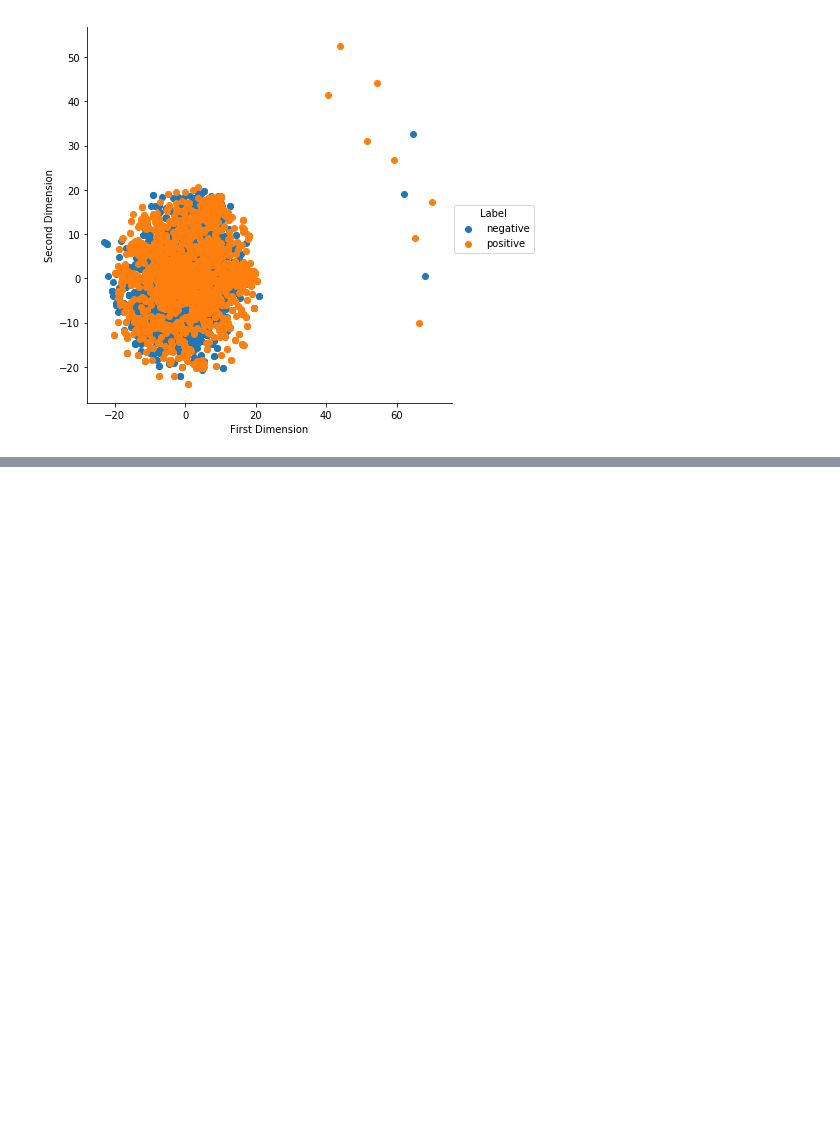
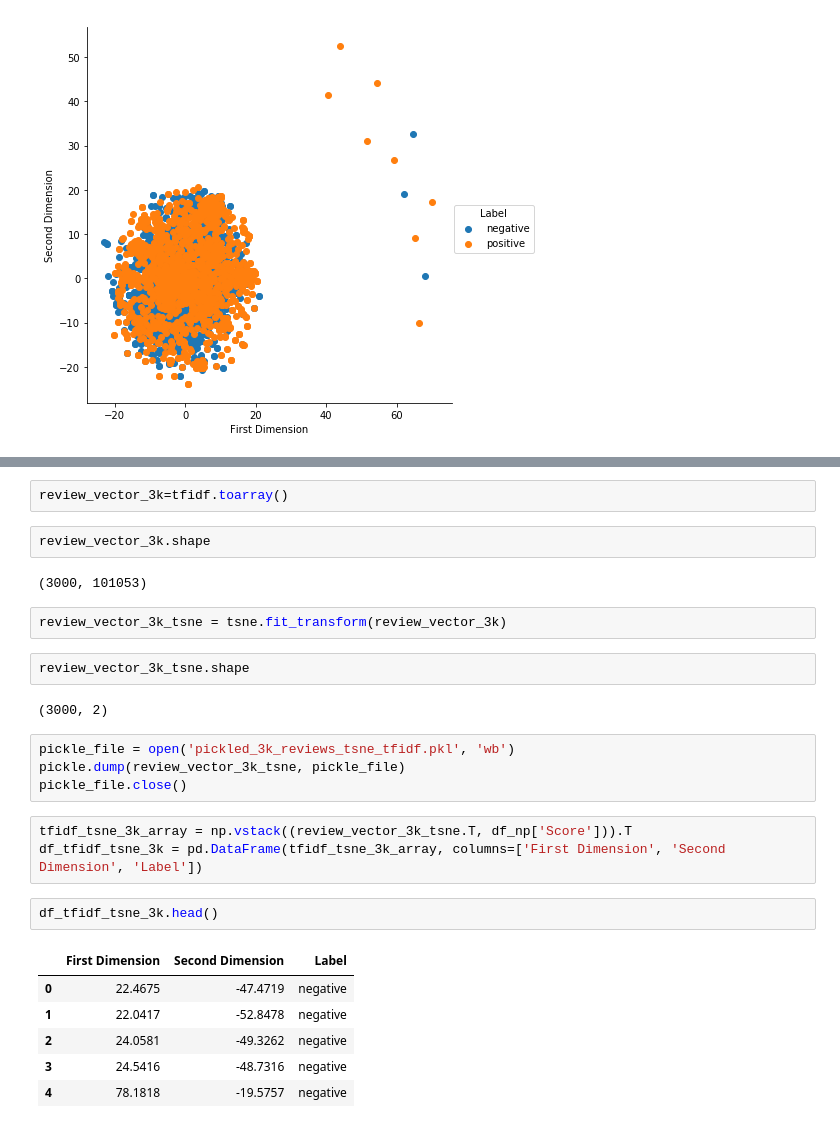
Before and after one commit to tanmay-kulkarni/dimensionality_reduction, a Jupyter notebook: t-SNE on Amazon reviews.ipynb, the cells around one changed output, grey strips where cells are left out. Saved outputs shown, nothing was run; the diff lists cells and outputs as text; blank space fills up the shorter version.

```diff
--- a/t-SNE on Amazon reviews.ipynb
+++ b/t-SNE on Amazon reviews.ipynb
@@ -352,0 +483,28 @@ plt.show()
+# %%
+review_vector_3k=tfidf.toarray()
+# %%
+review_vector_3k.shape
+# %% [output]
+(3000, 101053)
+# %%
+review_vector_3k_tsne = tsne.fit_transform(review_vector_3k)
+# %%
+review_vector_3k_tsne.shape
+# %% [output]
+(3000, 2)
+# %%
+pickle_file = open('pickled_3k_reviews_tsne_tfidf.pkl', 'wb')
+pickle.dump(review_vector_3k_tsne, pickle_file)
+pickle_file.close()
+# %%
+tfidf_tsne_3k_array = np.vstack((review_vector_3k_tsne.T, df_np['Score'])).T
+df_tfidf_tsne_3k = pd.DataFrame(tfidf_tsne_3k_array, columns=['First Dimension', 'Second Dimension', 'Label'])
+# %%
+df_tfidf_tsne_3k.head()
+# %% [output]
+|  | First Dimension | Second Dimension | Label |
+| 0 | 22.4675 | -47.4719 | negative |
+| 1 | 22.0417 | -52.8478 | negative |
+| 2 | 24.0581 | -49.3262 | negative |
+| 3 | 24.5416 | -48.7316 | negative |
+| 4 | 78.1818 | -19.5757 | negative |
```
Also changed, not shown: parts of 37 cells of this notebook.
